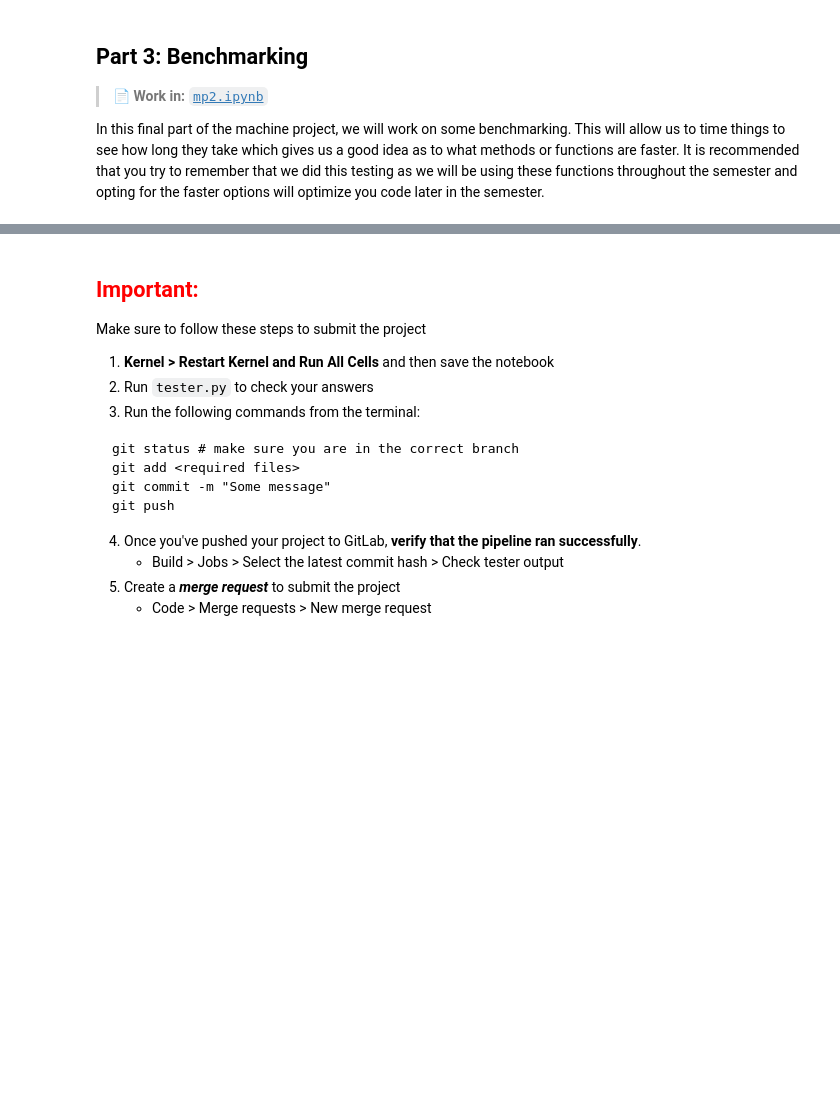
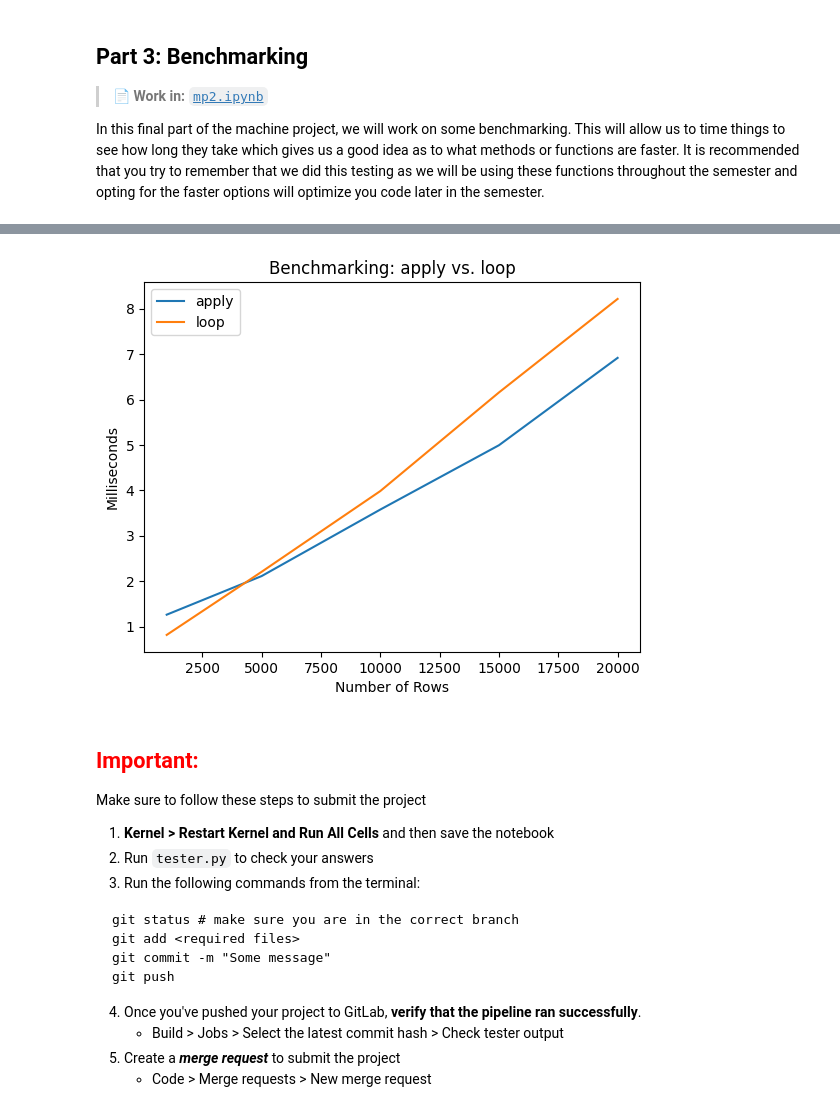
Before and after one commit to ervardaan/cs320-uwmadison-summer2025, a Jupyter notebook: projects/mp2/mp2.ipynb, the cells around one changed output, grey strips where cells are left out. Cells and saved outputs as stored; diff of their text form; code cells hidden in the pictures; blank space fills up the shorter version.

```diff
--- a/projects/mp2/mp2.ipynb
+++ b/projects/mp2/mp2.ipynb
@@ -342,18 +607,43 @@ def laugh(x):
 # %%
 #Q12
 
-# ADD CODE HERE
+row_counts = [1000, 5000, 10000, 15000, 20000]
+times_apply = []
+times_loop = []
 
+for n in row_counts:
+    # Use a constant value (5) for every row so timings are stable
+    df = pd.DataFrame({"A": [5] * n})
+
+    # Measure .apply
+    t0 = time.time()
+    _ = df["A"].apply(laugh).tolist()
+    times_apply.append((time.time() - t0) * 1000)
+
+    # Measure Python loop
+    t0 = time.time()
+    result = []
+    for val in df["A"]:
+        result.append(laugh(val))
+    times_loop.append((time.time() - t0) * 1000)
+
+# Plotting
 fig, ax = plt.subplots()
-
-# PLOT HERE
+ax.plot(row_counts, times_apply, label="apply")
+ax.plot(row_counts, times_loop, label="loop")
+ax.set_title("Benchmarking: apply vs. loop")
+ax.set_xlabel("Number of Rows")
+ax.set_ylabel("Milliseconds")
+ax.legend()
 
 # IMPORTANT -- Do not remove --
 with open("Q12.pkl", "wb") as f:
     pickle.dump(fig, f)
 
 plt.show()
 plt.close(fig)
+# %% [output]
+[figure, added]
 # %% [markdown]
 ## <span style="color:red">Important:</span>
 Make sure to follow these steps to submit the project
```
Also changed, not shown: parts of 16 cells of this notebook, 5 other files.
